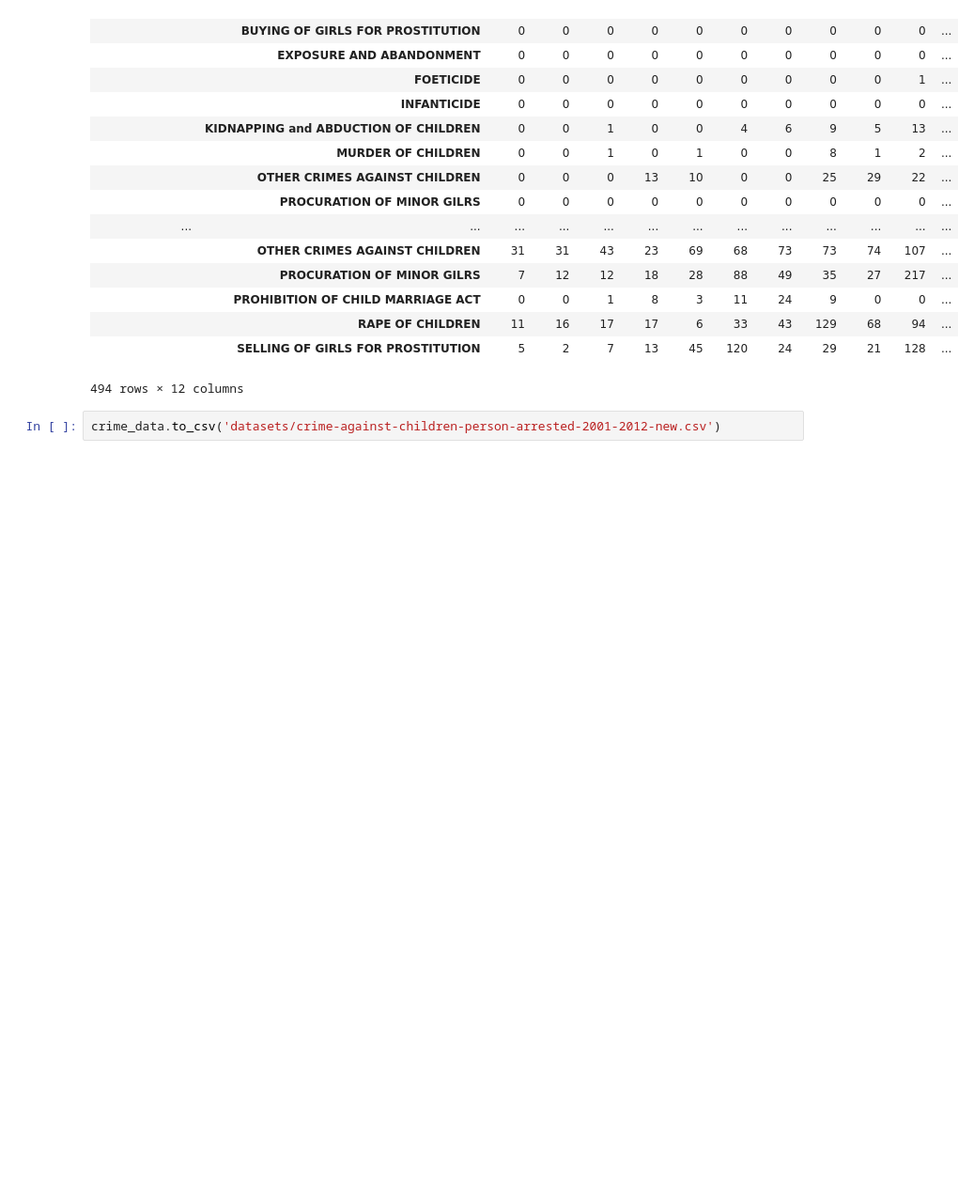
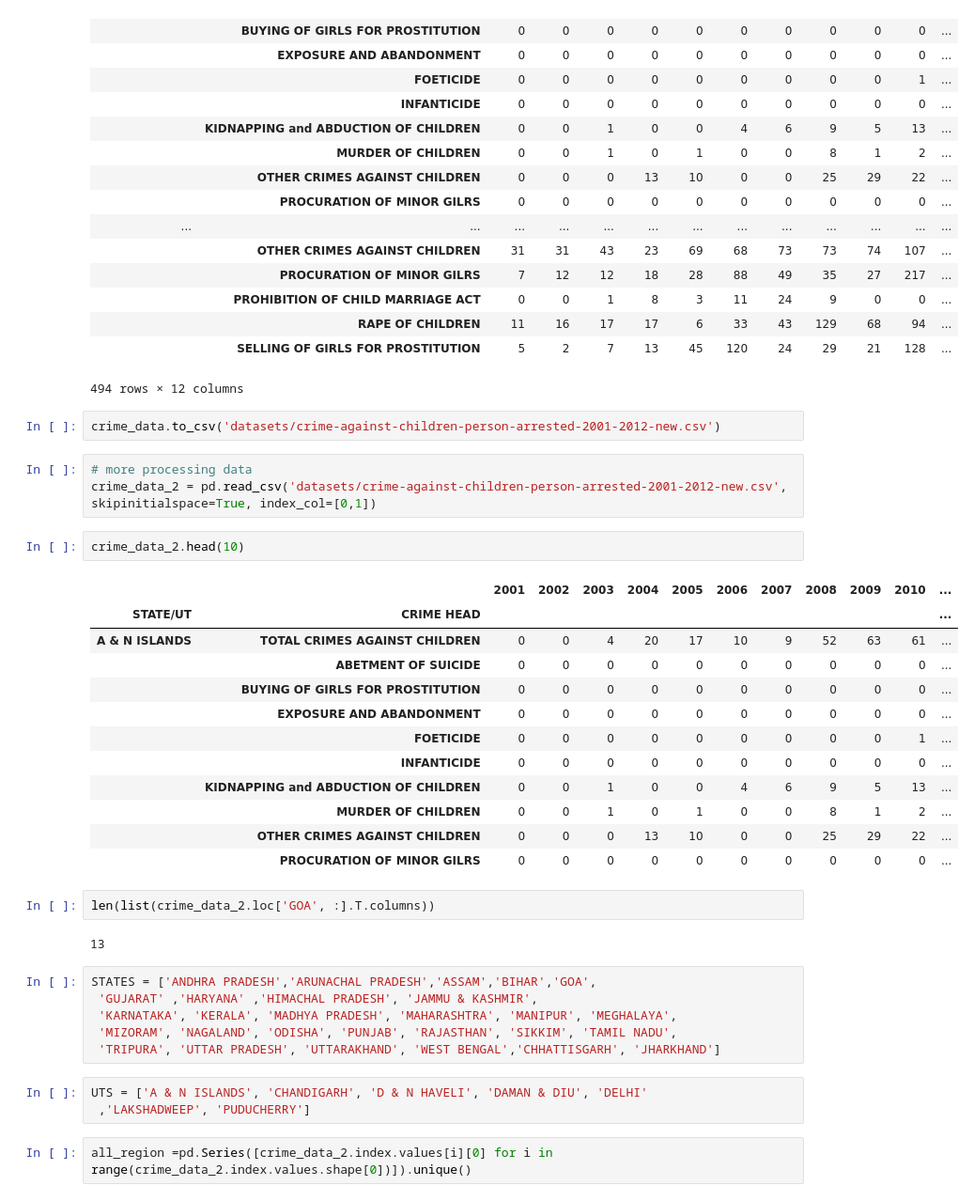
Before and after one commit to swainshashwat/EDA-crime-against-minor-india, a Jupyter notebook: multi-indexing the data.ipynb, the cells around one changed output. Shown at 94% size. Cells and saved outputs as stored; diff of their text form; blank space fills up the shorter version.

Commit message:
mult-indexed by year & state

```diff
--- a/multi-indexing the data.ipynb
+++ b/multi-indexing the data.ipynb
@@ -45,3 +45,36 @@ crime_data
 494 rows × 12 columns
 # %%
 crime_data.to_csv('datasets/crime-against-children-person-arrested-2001-2012-new.csv')
+# %%
+# more processing data
+crime_data_2 = pd.read_csv('datasets/crime-against-children-person-arrested-2001-2012-new.csv', skipinitialspace=True, index_col=[0,1])
+# %%
+crime_data_2.head(10)
+# %% [output]
+|  |  | 2001 | 2002 | 2003 | 2004 | 2005 | 2006 | 2007 | 2008 | 2009 | 2010 | ... |
+| STATE/UT | CRIME HEAD |  |  |  |  |  |  |  |  |  |  | ... |
+| A & N ISLANDS | TOTAL CRIMES AGAINST CHILDREN | 0 | 0 | 4 | 20 | 17 | 10 | 9 | 52 | 63 | 61 | ... |
+|  | ABETMENT OF SUICIDE | 0 | 0 | 0 | 0 | 0 | 0 | 0 | 0 | 0 | 0 | ... |
+|  | BUYING OF GIRLS FOR PROSTITUTION | 0 | 0 | 0 | 0 | 0 | 0 | 0 | 0 | 0 | 0 | ... |
+|  | EXPOSURE AND ABANDONMENT | 0 | 0 | 0 | 0 | 0 | 0 | 0 | 0 | 0 | 0 | ... |
+|  | FOETICIDE | 0 | 0 | 0 | 0 | 0 | 0 | 0 | 0 | 0 | 1 | ... |
+|  | INFANTICIDE | 0 | 0 | 0 | 0 | 0 | 0 | 0 | 0 | 0 | 0 | ... |
+|  | KIDNAPPING and ABDUCTION OF CHILDREN | 0 | 0 | 1 | 0 | 0 | 4 | 6 | 9 | 5 | 13 | ... |
+|  | MURDER OF CHILDREN | 0 | 0 | 1 | 0 | 1 | 0 | 0 | 8 | 1 | 2 | ... |
+|  | OTHER CRIMES AGAINST CHILDREN | 0 | 0 | 0 | 13 | 10 | 0 | 0 | 25 | 29 | 22 | ... |
+|  | PROCURATION OF MINOR GILRS | 0 | 0 | 0 | 0 | 0 | 0 | 0 | 0 | 0 | 0 | ... |
+# %%
+len(list(crime_data_2.loc['GOA', :].T.columns))
+# %% [output]
+13
+# %%
+STATES = ['ANDHRA PRADESH','ARUNACHAL PRADESH','ASSAM','BIHAR','GOA',
+ 'GUJARAT' ,'HARYANA' ,'HIMACHAL PRADESH', 'JAMMU & KASHMIR',
+ 'KARNATAKA', 'KERALA', 'MADHYA PRADESH', 'MAHARASHTRA', 'MANIPUR', 'MEGHALAYA',
+ 'MIZORAM', 'NAGALAND', 'ODISHA', 'PUNJAB', 'RAJASTHAN', 'SIKKIM', 'TAMIL NADU',
+ 'TRIPURA', 'UTTAR PRADESH', 'UTTARAKHAND', 'WEST BENGAL','CHHATTISGARH', 'JHARKHAND']
+# %%
+UTS = ['A & N ISLANDS', 'CHANDIGARH', 'D & N HAVELI', 'DAMAN & DIU', 'DELHI'
+ ,'LAKSHADWEEP', 'PUDUCHERRY']
+# %%
+all_region =pd.Series([crime_data_2.index.values[i][0] for i in range(crime_data_2.index.values.shape[0])]).unique()
```
Also changed, not shown: parts of 15 cells of this notebook, 2 other files.
